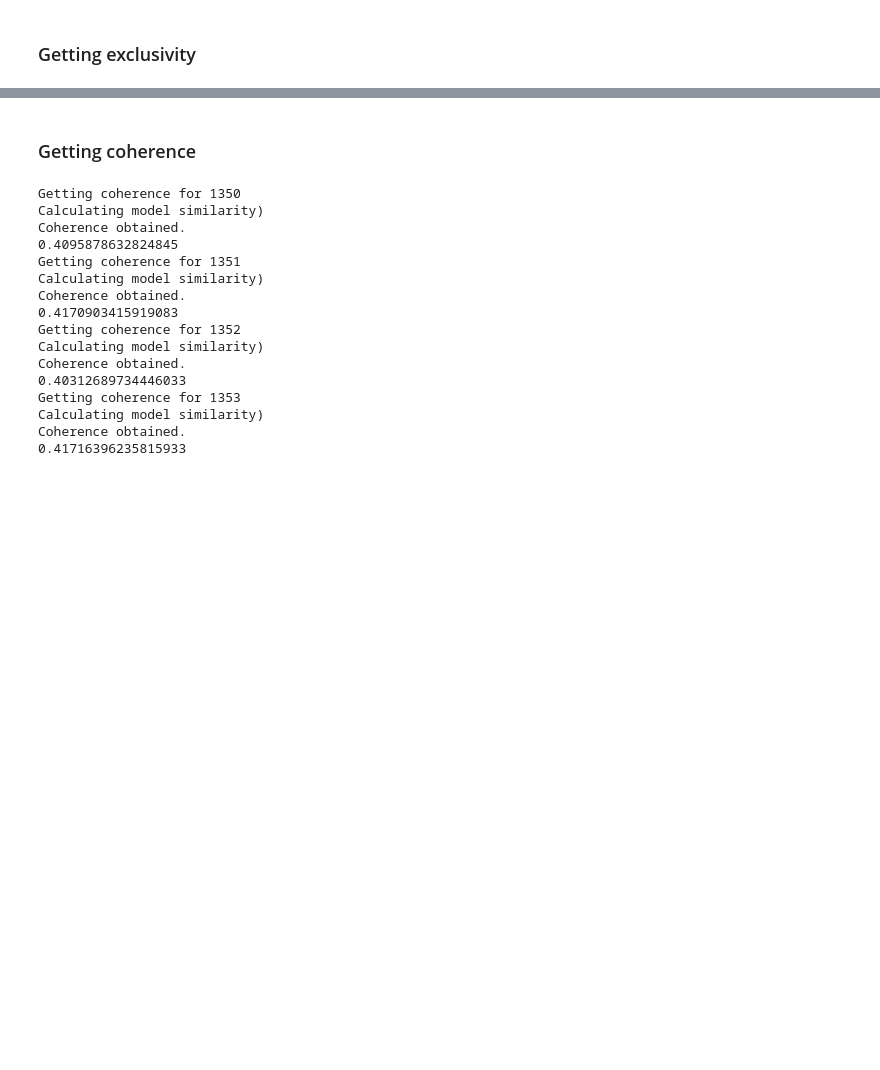
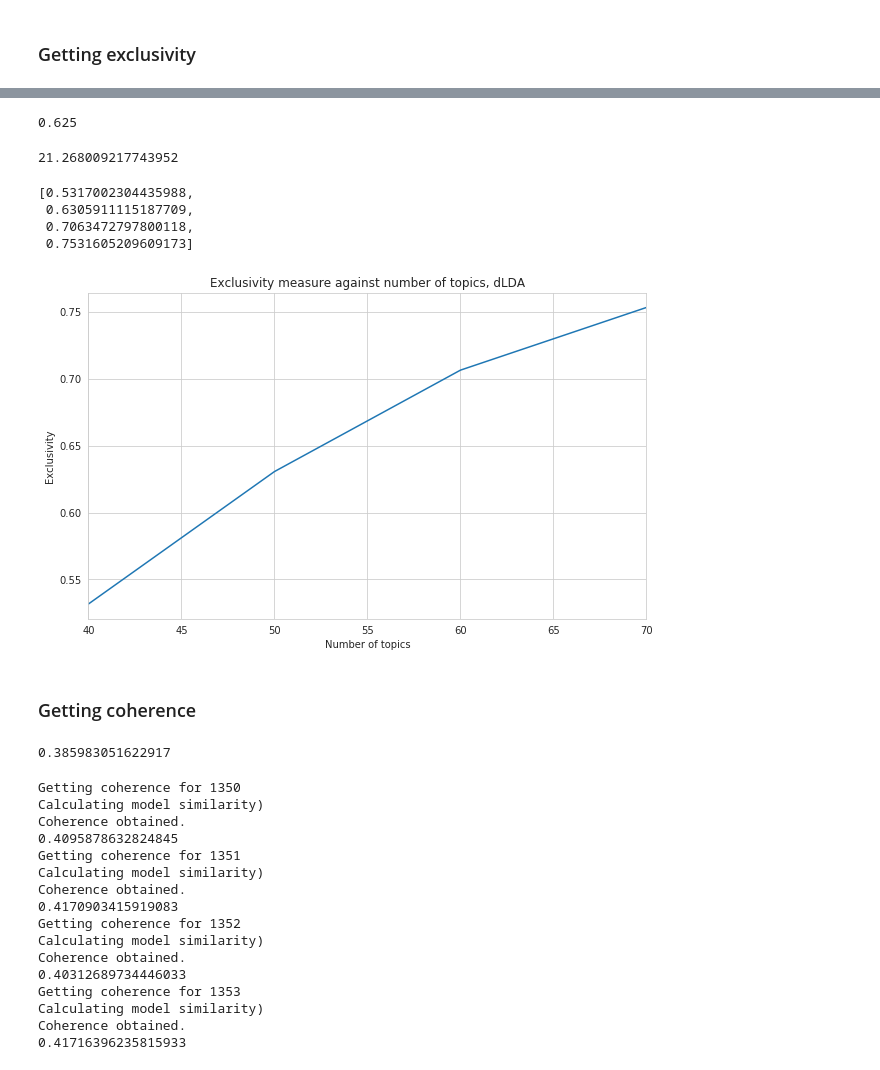
Before and after one commit to mcc-apsis/coal-discourse, a Jupyter notebook: coherence_optimal_topic_number.ipynb, the cells around one changed output, grey strips where cells are left out. Cells and saved outputs as stored; diff of their text form; code cells hidden in the pictures; blank space fills up the shorter version.

Commit message:
calculate exclusivity

```diff
--- a/coherence_optimal_topic_number.ipynb
+++ b/coherence_optimal_topic_number.ipynb
@@ -59,23 +60,6 @@ exclusivity <- function(model, M=10, frexw=.7){
   }
   out
 }
-# %%
-def get_exclusivity(run_id, word_num=10, frex_w=.7):
-    """
-    Calculates exclusivity for a topic model based on the association between word and topic, which is probabilistic for LDA
-    """
-    # create a dataframe from run_id
-
-    # normalise by sum of terms across topics
-
-
-    # find exclusivity by dividing individual TopicTerm score by sum of score of Term across all topics
-
-    # calculate frex using formula specified
-
-    # iterate over top 10 terms in all topics
-
-    # return as sum of frex scores for top 10 terms in all topics
 # %% [markdown]
 ### Getting data in appropriate format
 # %%
@@ -224,0 +253,4 @@ array([[       nan,        nan,        nan, ...,        nan,        nan,
+# %%
+sum(frex_sort[:,7])
+# %% [output]
+0.625
@@ -224,0 +259,20 @@ array([[       nan,        nan,        nan, ...,        nan,        nan,
+# %%
+for i in range(0,len(frex.values[1])):
+    out[i] = sum(frex_sort0[:,i])
+
+sum(out)
+# %% [output]
+21.268009217743952
+# %%
+for run_id in run_ids:
+    get_exclusivity(run_id)
+# %%
+exclusivity = []
+for run_id in run_ids:
+    exclusivity.append(float(RunStats.objects.get(run_id=run_id).exclusivity))
+exclusivity
+# %% [output]
+[0.5317002304435988,
+ 0.6305911115187709,
+ 0.7063472797800118,
+ 0.7531605209609173]
@@ -225,2 +283,9 @@ array([[       nan,        nan,        nan, ...,        nan,        nan,
+# %%
+fig, ax = plt.subplots(figsize=(10,6))
+sns.lineplot(Ks, exclusivity, ax = ax)
+ax.set(xlim=(40,70),xlabel="Number of topics",ylabel="Exclusivity", title="Exclusivity measure against number of topics, dLDA")
+plt.show()
+# %% [output]
+[figure, added]
 # %% [markdown]
 ### Getting coherence
@@ -272,3 +296,8 @@ run_ids = [1350, 1351, 1352, 1353]
+# %%
+stat = RunStats.objects.get(run_id=1348)
+stat.coherence
+# %% [output]
+0.385983051622917
 # %%
 s = pm.Search.objects.get(id=44)
 # %%
```
Also changed, not shown: parts of 44 cells of this notebook.
